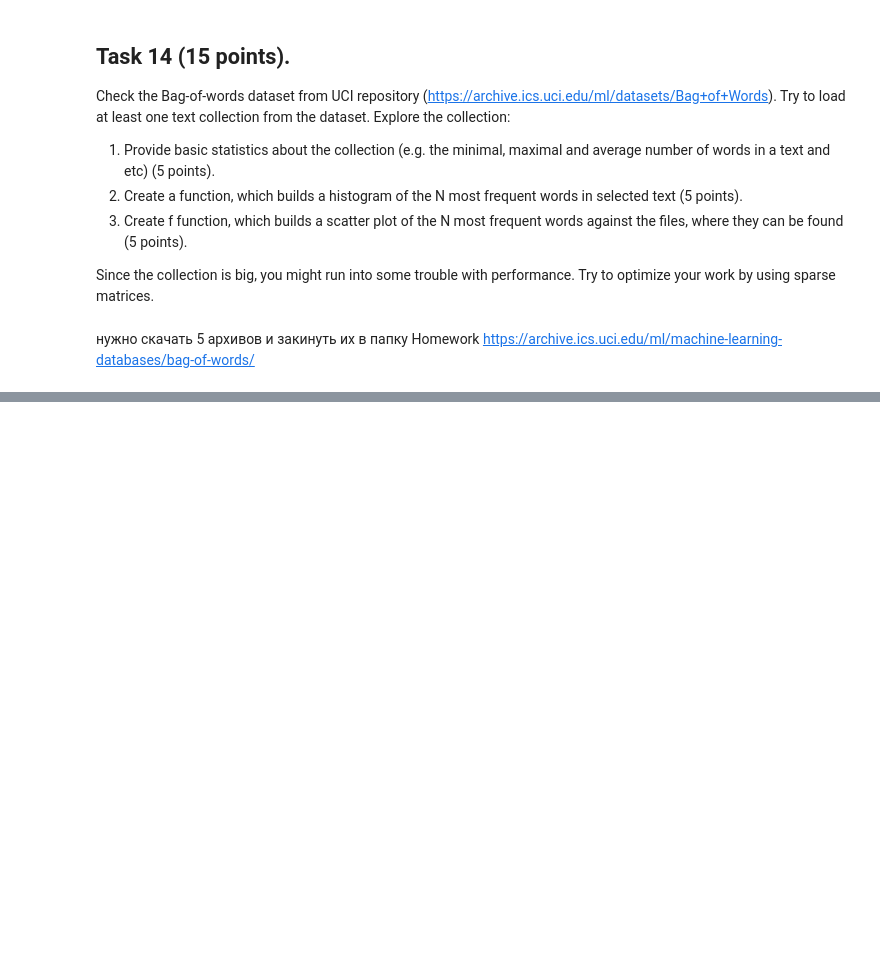
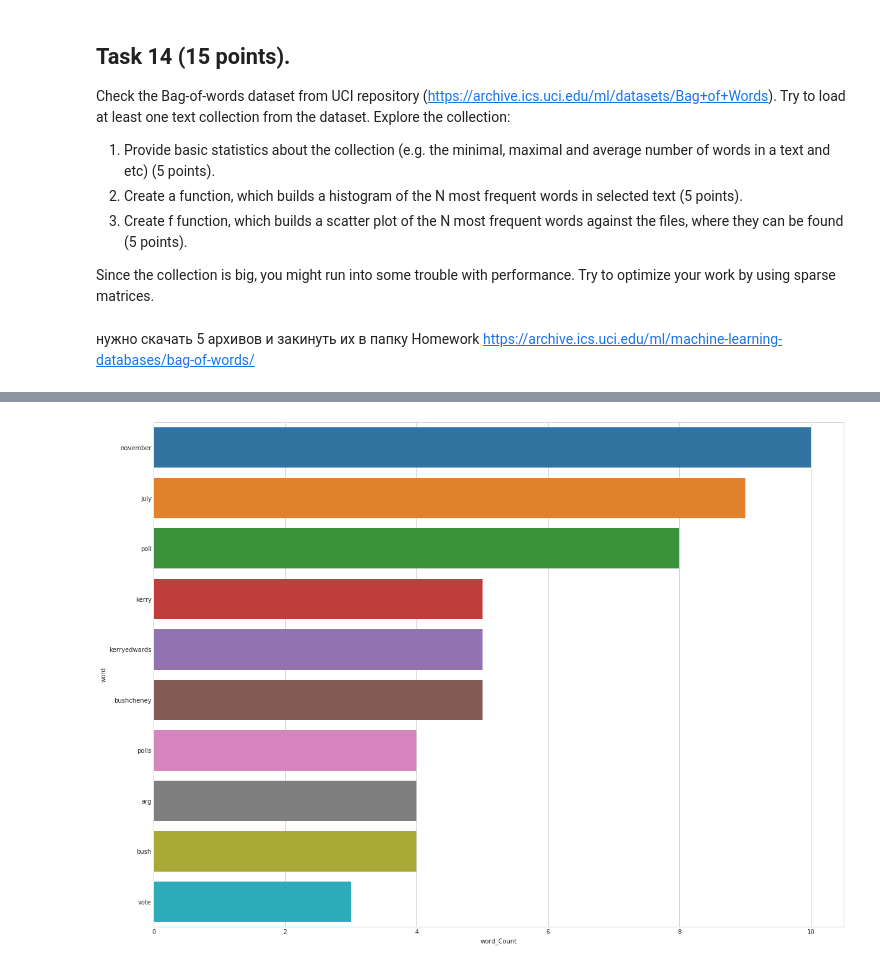
Before and after one commit to MaltsevAN/practicum_6_sem, a Jupyter notebook: python/HW 4 - NumPy.ipynb, the cells around one changed output, grey strips where cells are left out. Cells and saved outputs as stored; diff of their text form; code cells hidden in the pictures; blank space fills up the shorter version.

```diff
--- a/python/HW 4 - NumPy.ipynb
+++ b/python/HW 4 - NumPy.ipynb
@@ -339,4 +341,6 @@ AttributeError: module 'numpy.random' has no attribute 'choise'
 # %%
-doc_id = np.random.choise(df_docword_kos.docID.unique())
+doc_id = np.random.choice(df_docword_kos.docID.unique())
 histogramm(df_vocab_kos, df_docword_kos, doc_id)
+# %% [output]
+[figure, added]
 # %%
```
Also changed, not shown: parts of 18 cells of this notebook.
